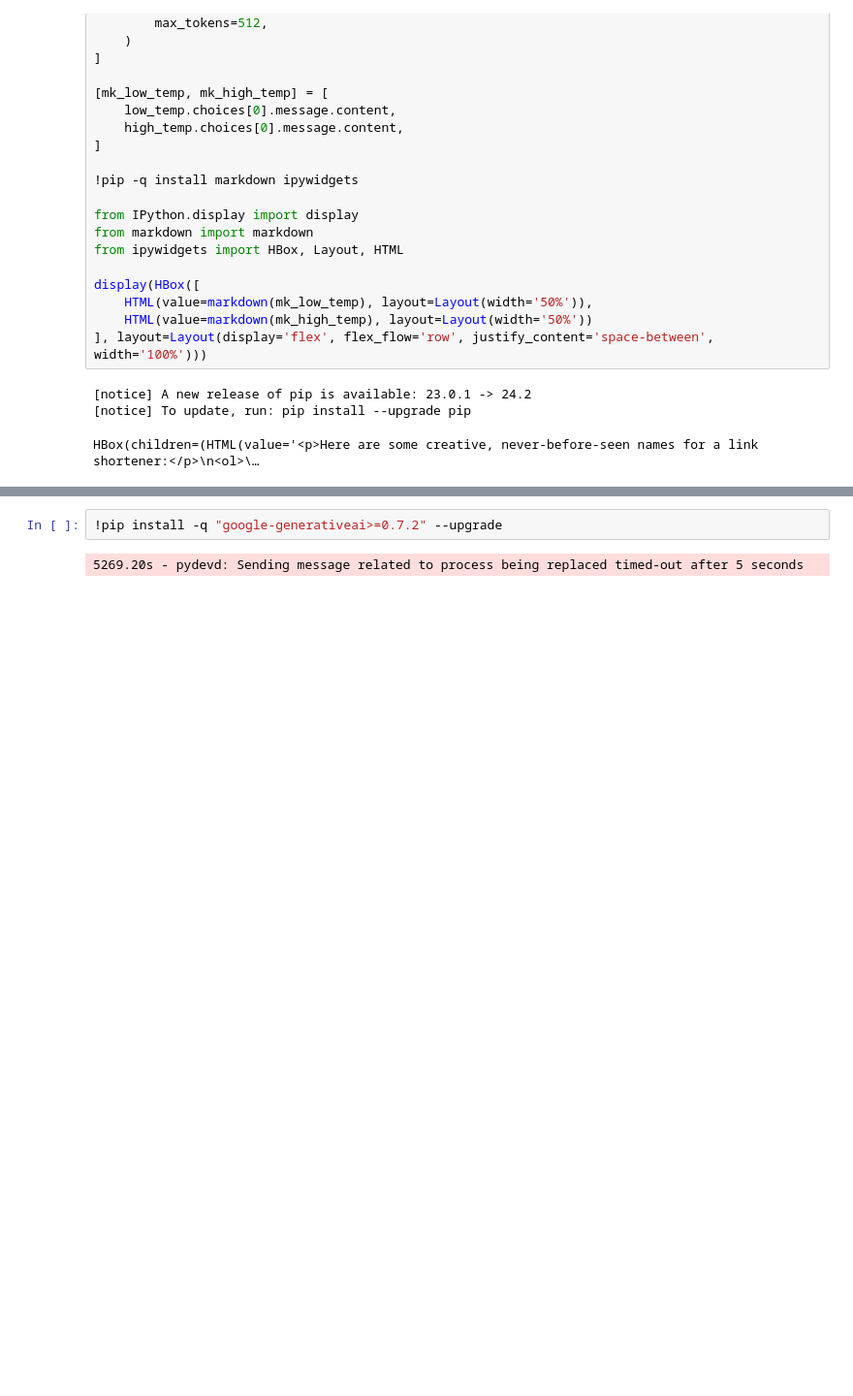
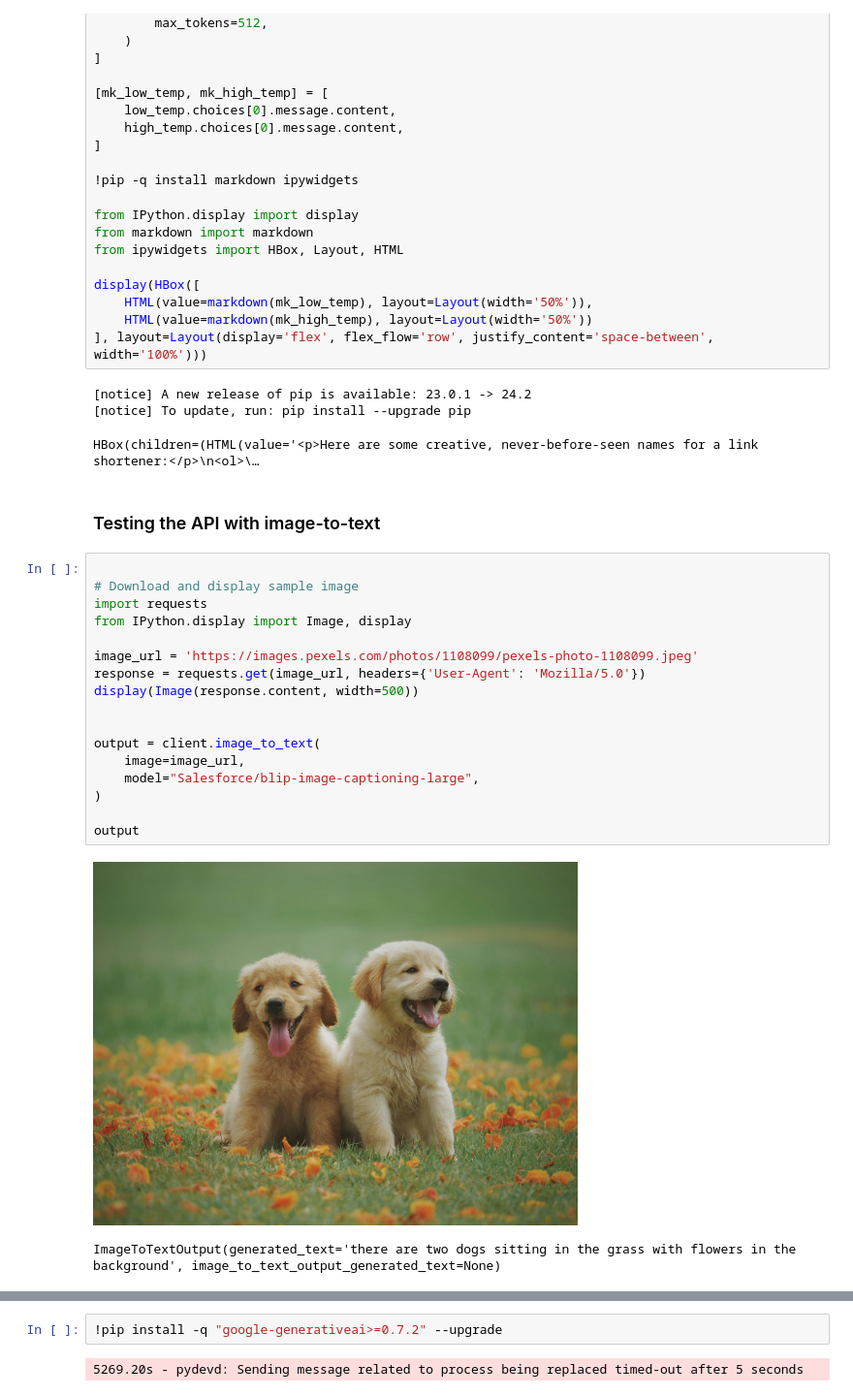
Before and after one commit to legraphista/llm-lab, a Jupyter notebook: 01_llm_apis.ipynb, the cells around one changed output, grey strips where cells are left out. Shown at 97% size. Cells and saved outputs as stored; diff of their text form; blank space fills up the shorter version.

```diff
--- a/01_llm_apis.ipynb
+++ b/01_llm_apis.ipynb
@@ -106,3 +143,25 @@ display(HBox([
 [notice] A new release of pip is available: 23.0.1 -> 24.2
 [notice] To update, run: pip install --upgrade pip
 HBox(children=(HTML(value='<p>Here are some creative, never-before-seen names for a link shortener:</p>\n<ol>\…
+# %% [markdown]
+### Testing the API with image-to-text
+# %%
+
+# Download and display sample image
+import requests
+from IPython.display import Image, display
+
+image_url = 'https://images.pexels.com/photos/1108099/pexels-photo-1108099.jpeg'
+response = requests.get(image_url, headers={'User-Agent': 'Mozilla/5.0'})
+display(Image(response.content, width=500))
+
+
+output = client.image_to_text(
+    image=image_url,
+    model="Salesforce/blip-image-captioning-large",
+)
+
+output
+# %% [output]
+[figure, added]
+ImageToTextOutput(generated_text='there are two dogs sitting in the grass with flowers in the background', image_to_text_output_generated_text=None)
```
Also changed, not shown: parts of 9 cells of this notebook.
